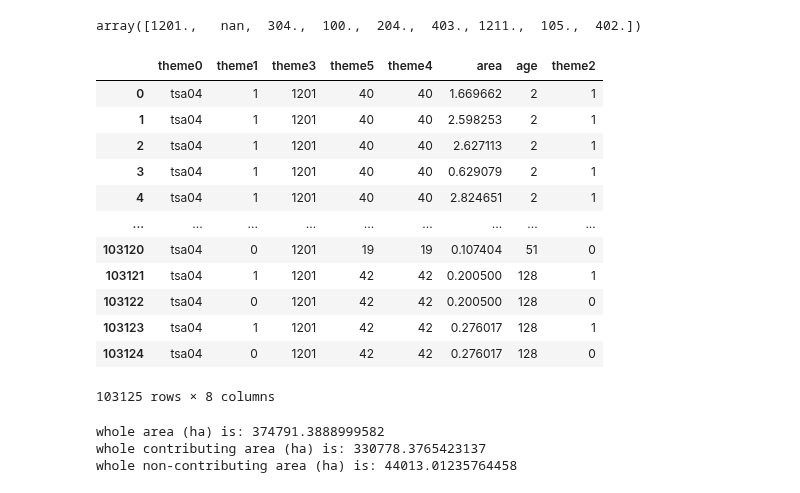
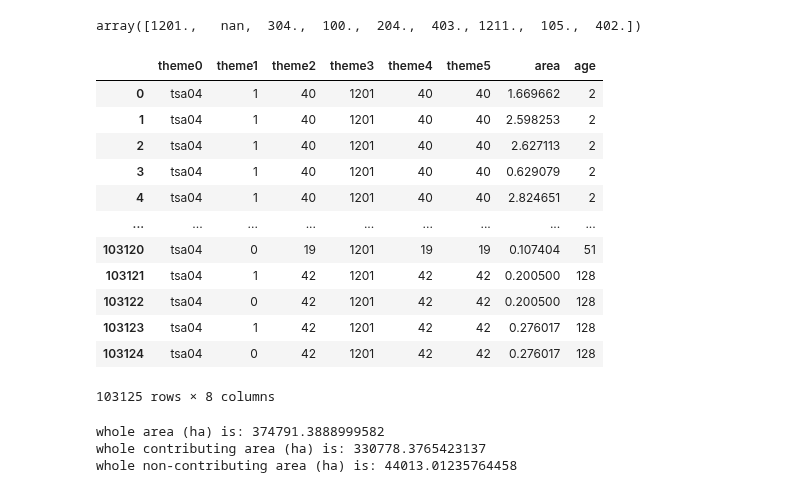
Before and after one commit to UBC-FRESH/nbds_mining, a Jupyter notebook: 00_woodstock_files_redchris.ipynb, the cells around one changed output. Drawn from its saved outputs; the diff is of its cells as text; code cells hidden in the pictures.

```diff
--- a/00_woodstock_files_redchris.ipynb
+++ b/00_woodstock_files_redchris.ipynb
@@ -344,31 +344,32 @@ array([1201.,   nan,  304.,  100.,  204.,  403., 1211.,  105.,  402.])
 # %%
 columns_to_keep = ['TSA_NUMBER', 'contclass', 'Age_2024', 'geometry', 'SPEC_CD_1', 'au_vdyp']
 stands_mdf = stands_[columns_to_keep].copy()
 stands_mdf.loc[:,'area'] = stands_mdf.geometry.area * 0.0001 # monkey-patch broken area attribute
 stands_mdf =  stands_mdf.rename(columns={'TSA_NUMBER': 'theme0', 'contclass':'theme1', 'Age_2024':'age', 'SPEC_CD_1':'species', 'au_vdyp':'theme5'})
 stands_mdf['theme0'] = stands_mdf['theme0'].replace({'04': 'tsa04'})
 stands_mdf['theme1'] = stands_mdf['theme1'].replace({'C': 1, 'N': 0})
-stands_mdf['theme2'] = stands_mdf['theme1']
+stands_mdf['theme2'] = stands_mdf['theme5']
 stands_mdf = stands_mdf.drop(columns='geometry')
 stands_mdf.insert(4, 'theme3',  stands_mdf['species'].map(canfi_map)) #Burn CANFI species codes into stand data
 stands_mdf['theme3'] = stands_mdf['theme3'].astype(int)
 stands_mdf.drop(columns=['species'], inplace=True)
 stands_mdf.insert(5, 'theme4', stands_mdf['theme5']) # to be filled out with the scpecies code
 stands_mdf.insert(6, 'age', stands_mdf.pop('age'))
+stands_mdf = stands_mdf.loc[:, ['theme0', 'theme1', 'theme2', 'theme3', 'theme4', 'theme5', 'area', 'age']]
 stands_mdf
 # %% [output]
-|  | theme0 | theme1 | theme3 | theme5 | theme4 | area | age | theme2 |
-| 0 | tsa04 | 1 | 1201 | 40 | 40 | 1.669662 | 2 | 1 |
-| 1 | tsa04 | 1 | 1201 | 40 | 40 | 2.598253 | 2 | 1 |
-| 2 | tsa04 | 1 | 1201 | 40 | 40 | 2.627113 | 2 | 1 |
-| 3 | tsa04 | 1 | 1201 | 40 | 40 | 0.629079 | 2 | 1 |
-| 4 | tsa04 | 1 | 1201 | 40 | 40 | 2.824651 | 2 | 1 |
+|  | theme0 | theme1 | theme2 | theme3 | theme4 | theme5 | area | age |
+| 0 | tsa04 | 1 | 40 | 1201 | 40 | 40 | 1.669662 | 2 |
+| 1 | tsa04 | 1 | 40 | 1201 | 40 | 40 | 2.598253 | 2 |
+| 2 | tsa04 | 1 | 40 | 1201 | 40 | 40 | 2.627113 | 2 |
+| 3 | tsa04 | 1 | 40 | 1201 | 40 | 40 | 0.629079 | 2 |
+| 4 | tsa04 | 1 | 40 | 1201 | 40 | 40 | 2.824651 | 2 |
 | ... | ... | ... | ... | ... | ... | ... | ... | ... |
-| 103120 | tsa04 | 0 | 1201 | 19 | 19 | 0.107404 | 51 | 0 |
-| 103121 | tsa04 | 1 | 1201 | 42 | 42 | 0.200500 | 128 | 1 |
-| 103122 | tsa04 | 0 | 1201 | 42 | 42 | 0.200500 | 128 | 0 |
-| 103123 | tsa04 | 1 | 1201 | 42 | 42 | 0.276017 | 128 | 1 |
-| 103124 | tsa04 | 0 | 1201 | 42 | 42 | 0.276017 | 128 | 0 |
+| 103120 | tsa04 | 0 | 19 | 1201 | 19 | 19 | 0.107404 | 51 |
+| 103121 | tsa04 | 1 | 42 | 1201 | 42 | 42 | 0.200500 | 128 |
+| 103122 | tsa04 | 0 | 42 | 1201 | 42 | 42 | 0.200500 | 128 |
+| 103123 | tsa04 | 1 | 42 | 1201 | 42 | 42 | 0.276017 | 128 |
+| 103124 | tsa04 | 0 | 42 | 1201 | 42 | 42 | 0.276017 | 128 |
 103125 rows × 8 columns
 # %%
 print('whole area (ha) is:', stands_mdf['area'].sum())
```
Also changed, not shown: 37 other files.
